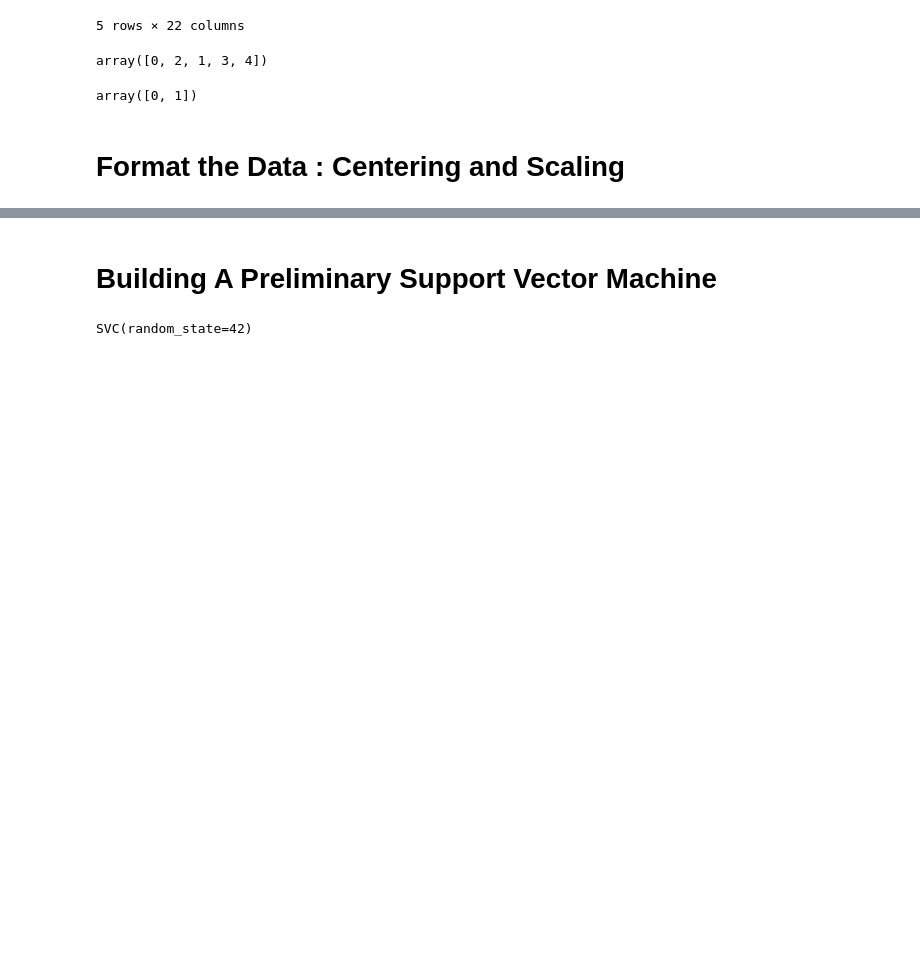
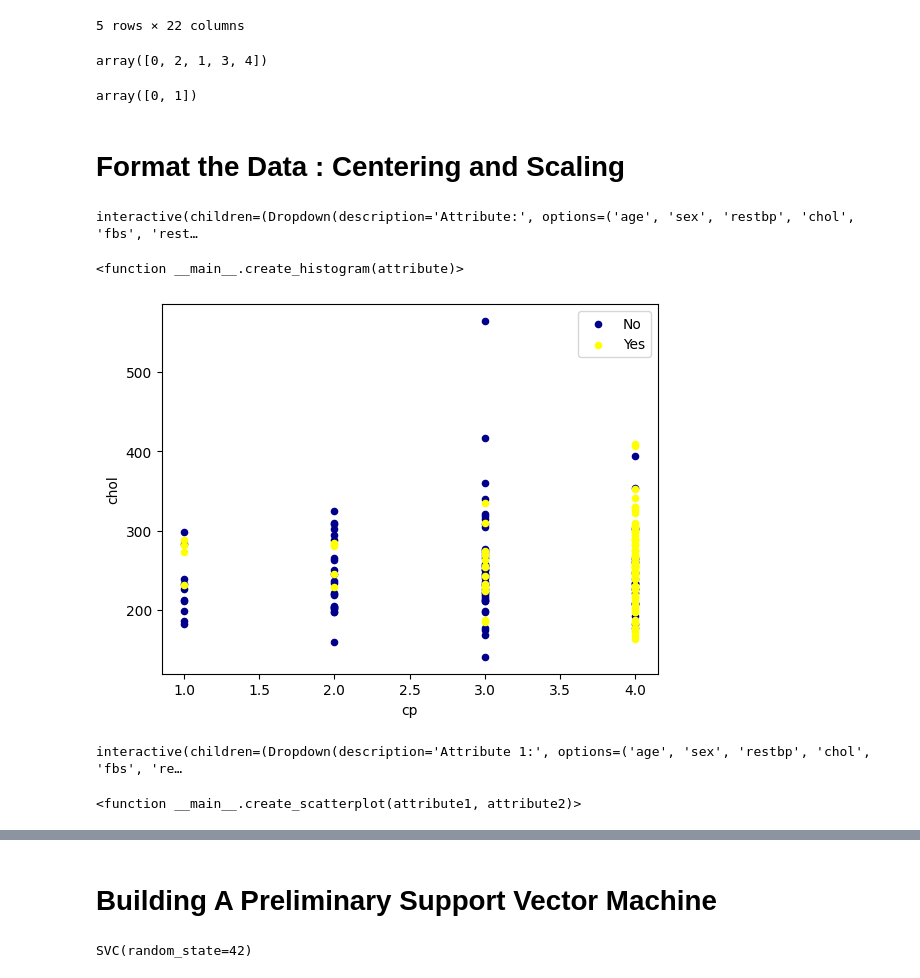
Before and after one commit to Roya-Gharehbeiklou/SVM, a Jupyter notebook: SVM.ipynb, the cells around one changed output, grey strips where cells are left out. Cells and saved outputs as stored; diff of their text form; code cells hidden in the pictures; blank space fills up the shorter version.

Commit message:
interactive scatter plot is added, moreover the interactive histograms is also added

```diff
--- a/SVM.ipynb
+++ b/SVM.ipynb
@@ -223,3 +223,67 @@ array([0, 1])
 X_train, X_test, Y_train, Y_test = train_test_split(X, Y, random_state=42)
 X_train_scale = scale(X_train)
 X_test_scale = scale(X_test)
+# %%
+import ipywidgets as widgets
+from IPython.display import display
+import matplotlib.pyplot as plt
+
+# Define the attributes for which you want to create histograms
+attributes = ['age', 'sex', 'restbp', 'chol', 'fbs', 'restecg', 'thalach', 'exang', 'oldpeak', 'slope', 'cp']
+
+# Create a dropdown menu for selecting the attribute
+dropdown = widgets.Dropdown(options=attributes, description='Attribute:')
+
+# Define a function for creating the histogram
+def create_histogram(attribute):
+    fig, ax = plt.subplots(figsize=(10, 8))
+    df[df['hd'] == 0][attribute].hist(alpha=0.5, bins=30, label='No', ax=ax)
+    df[df['hd'] > 0][attribute].hist(alpha=0.5, bins=30, label='Yes', ax=ax)
+    ax.set_title(f'Histogram of {attribute} vs hd', fontsize=16)
+    ax.set_xlabel(attribute, fontsize=14)
+    ax.set_ylabel('Frequency', fontsize=14)
+    plt.legend(loc='upper right')
+    plt.grid(True)
+    plt.show()
+
+# Create an interactive plot
+widgets.interact(create_histogram, attribute=dropdown)
+# %% [output]
+interactive(children=(Dropdown(description='Attribute:', options=('age', 'sex', 'restbp', 'chol', 'fbs', 'rest…
+<function __main__.create_histogram(attribute)>
+# %%
+ax = df[df['hd'] == 0][0:100].plot(kind='scatter', x='cp', y='chol', color='DarkBlue', label='No');
+df[df['hd'] > 0][0:100].plot(kind='scatter', x='cp', y='chol', color='Yellow', label='Yes', ax=ax);
+plt.show()
+# %% [output]
+[figure, added]
+# %%
+import ipywidgets as widgets
+from IPython.display import display
+import matplotlib.pyplot as plt
+import seaborn as sns
+
+# Define the attributes for which you want to create scatter plots
+attributes = ['age', 'sex', 'restbp', 'chol', 'fbs', 'restecg', 'thalach', 'exang', 'oldpeak', 'slope', 'cp']
+
+# Create two dropdown menus for selecting the attributes
+dropdown1 = widgets.Dropdown(options=attributes, description='Attribute 1:')
+dropdown2 = widgets.Dropdown(options=attributes, description='Attribute 2:')
+
+# Define a function for creating the scatter plot
+def create_scatterplot(attribute1, attribute2):
+    fig, ax = plt.subplots(figsize=(10, 8))
+    df[df['hd'] == 0][0:100].plot(kind='scatter', x=attribute1, y=attribute2, color='DarkBlue', label='No', ax=ax)
+    df[df['hd'] > 0][0:100].plot(kind='scatter', x=attribute1, y=attribute2, color='Yellow', label='Yes', ax=ax)
+    ax.set_title(f'{attribute1} vs {attribute2} with respect to hd', fontsize=16)
+    ax.set_xlabel(attribute1, fontsize=14)
+    ax.set_ylabel(attribute2, fontsize=14)
+    plt.grid(True)
+    plt.legend(loc='upper right')
+    plt.show()
+
+# Create an interactive plot
+widgets.interact(create_scatterplot, attribute1=dropdown1, attribute2=dropdown2)
+# %% [output]
+interactive(children=(Dropdown(description='Attribute 1:', options=('age', 'sex', 'restbp', 'chol', 'fbs', 're…
+<function __main__.create_scatterplot(attribute1, attribute2)>
```
Also changed, not shown: parts of 1 cell of this notebook.
